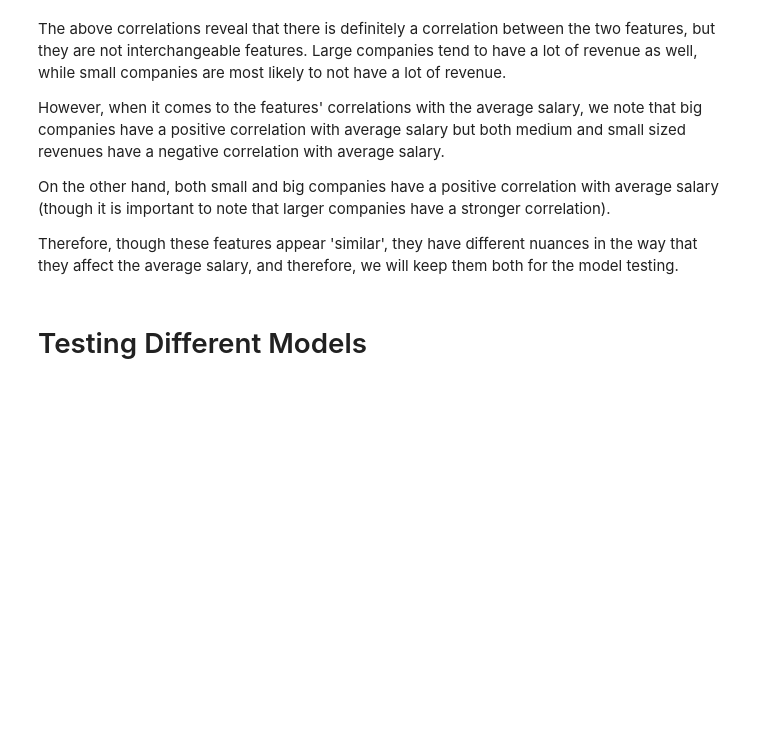
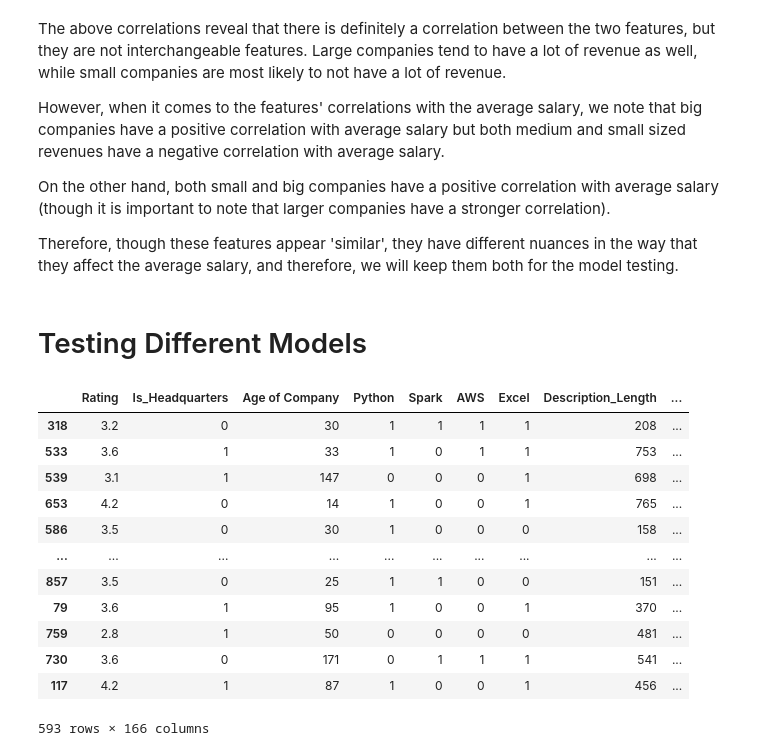
Before and after one commit to Aviost111/ds_project, a Jupyter notebook: GLASSDOOR SALARY PREDICTION PROJECT.ipynb, the cells around one changed output. Drawn from its saved outputs; the diff is of its cells as text; code cells hidden in the pictures; blank space fills up the shorter version.

```diff
--- a/GLASSDOOR SALARY PREDICTION PROJECT.ipynb
+++ b/GLASSDOOR SALARY PREDICTION PROJECT.ipynb
@@ -703,0 +705,39 @@ df=pd.read_csv('cleaned_glassdoor_dataset.csv',index_col=0)
+# %%
+# train test split on regular cleaned data frame
+
+# load the dataframe
+
+df=pd.read_csv('cleaned_glassdoor_dataset.csv',index_col=0)
+
+# create dummy variables and drop any unnecessary columns
+
+df_n = pd.get_dummies(df.drop(['Job Title', 'Salary Estimate', 'Job Description',
+                               'Company Name','Location','Headquarters','Founded','Competitors',
+                               'Min_Salary','Max_Salary','Revenue'], axis=1))
+
+# divide into X and y (and dropping unnecessary dummy columns)
+
+X = df_n.drop(['Avg Salary', 'Size_-1','Sector_-1','Industry_-1'], axis=1)
+y = df_n['Avg Salary'].values
+
+# train test split
+
+X_train, X_test, y_train, y_test = train_test_split(X, y, test_size=0.2, random_state=777)
+
+# let's see
+
+X_train
+# %% [output]
+|  | Rating | Is_Headquarters | Age of Company | Python | Spark | AWS | Excel | Description_Length | ... |
+| 318 | 3.2 | 0 | 30 | 1 | 1 | 1 | 1 | 208 | ... |
+| 533 | 3.6 | 1 | 33 | 1 | 0 | 1 | 1 | 753 | ... |
+| 539 | 3.1 | 1 | 147 | 0 | 0 | 0 | 1 | 698 | ... |
+| 653 | 4.2 | 0 | 14 | 1 | 0 | 0 | 1 | 765 | ... |
+| 586 | 3.5 | 0 | 30 | 1 | 0 | 0 | 0 | 158 | ... |
+| ... | ... | ... | ... | ... | ... | ... | ... | ... | ... |
+| 857 | 3.5 | 0 | 25 | 1 | 1 | 0 | 0 | 151 | ... |
+| 79 | 3.6 | 1 | 95 | 1 | 0 | 0 | 1 | 370 | ... |
+| 759 | 2.8 | 1 | 50 | 0 | 0 | 0 | 0 | 481 | ... |
+| 730 | 3.6 | 0 | 171 | 0 | 1 | 1 | 1 | 541 | ... |
+| 117 | 4.2 | 1 | 87 | 1 | 0 | 0 | 1 | 456 | ... |
+593 rows × 166 columns
```
Also changed, not shown: parts of 14 cells of this notebook.
